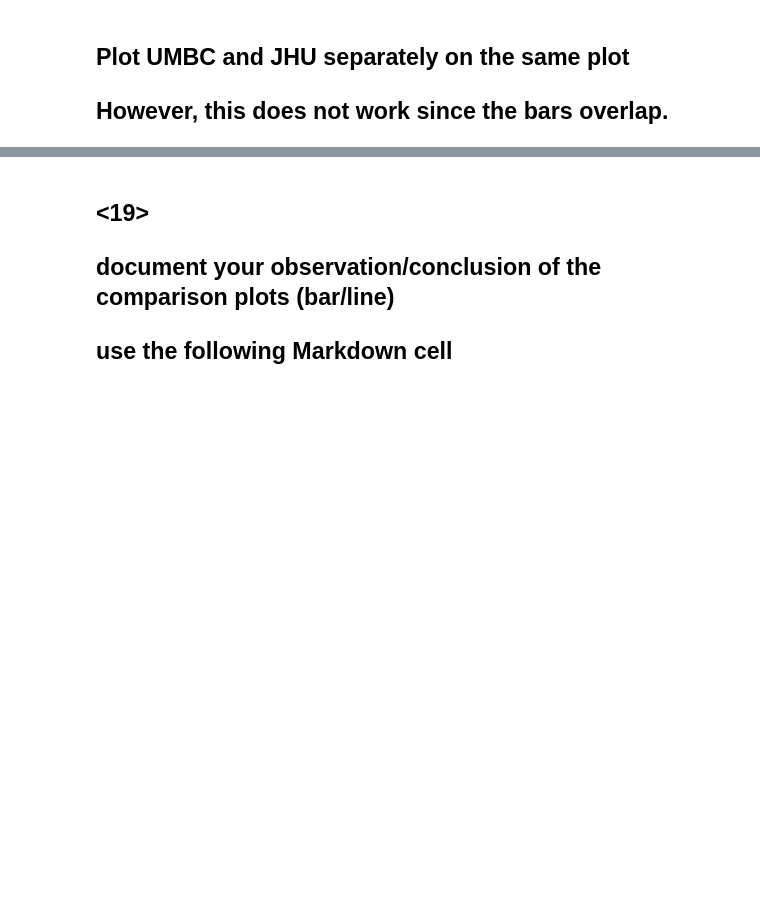
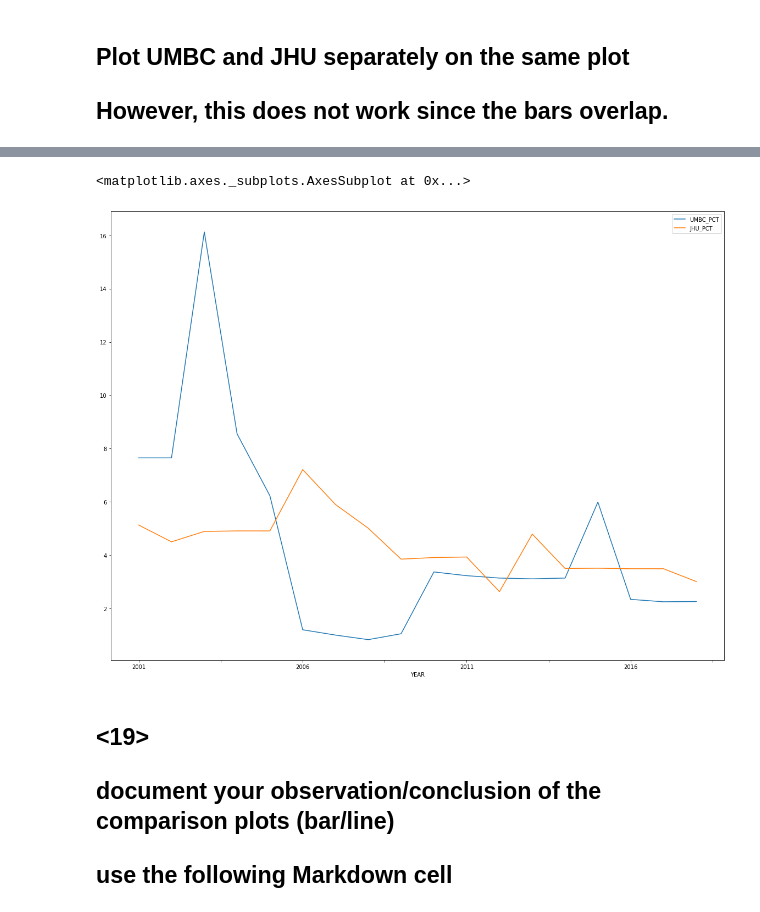
Before and after one commit to SushanthikPoreddy/data690_sushanthik, a Jupyter notebook: assignment_06/assignment_06.ipynb, the cells around one changed output, grey strips where cells are left out. Drawn from its saved outputs; the diff is of its cells as text; code cells hidden in the pictures; blank space fills up the shorter version.

```diff
--- a/assignment_06/assignment_06.ipynb
+++ b/assignment_06/assignment_06.ipynb
@@ -937,6 +942,11 @@ Please replace it with one of the following more specific types
   - plotly.graph_objs.layout.shape.Line
   - etc.
 [interactive output not drawn]
+# %%
+df_pctchange_mrge.plot.line(x = 'YEAR', y = ['UMBC_PCT', 'JHU_PCT'], figsize = (20, 15))
+# %% [output]
+<matplotlib.axes._subplots.AxesSubplot at 0x...>
+[figure, added]
 # %% [markdown]
 ## <19>
 ## document your observation/conclusion of the comparison plots (bar/line)
```
Also changed, not shown: parts of 1 cell of this notebook.
